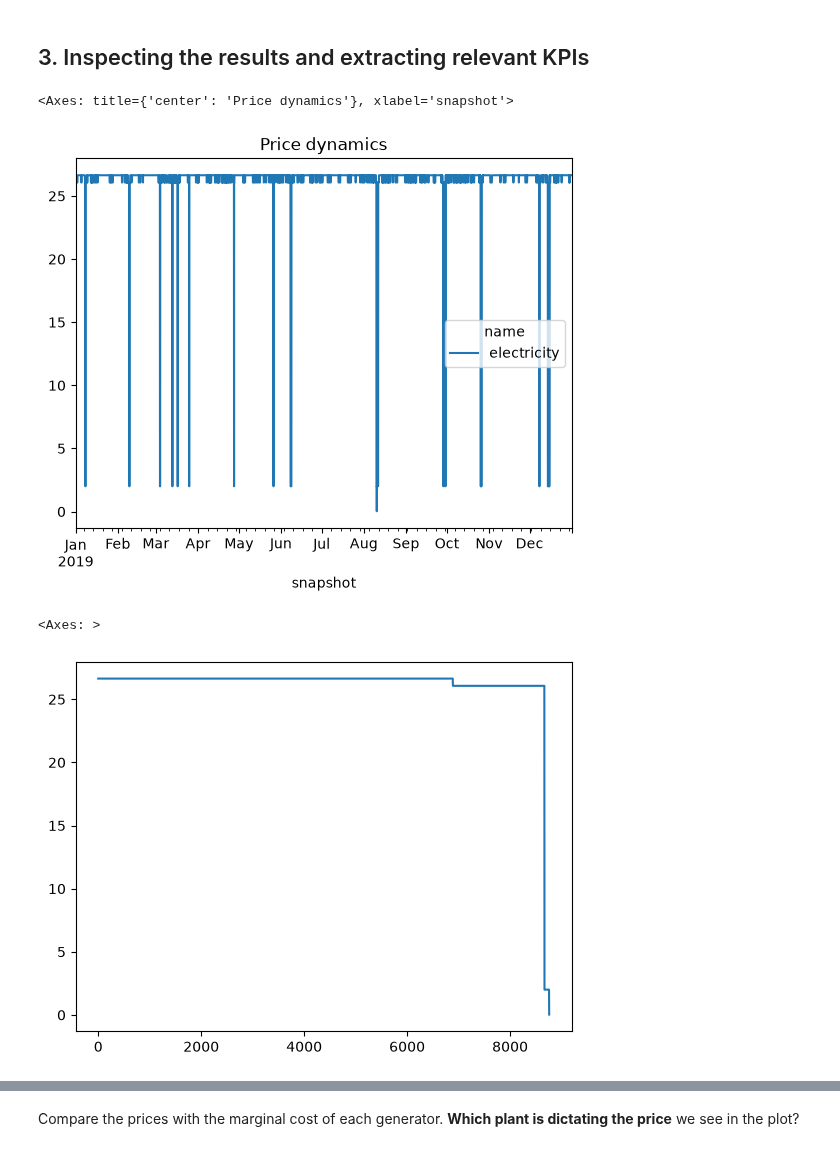
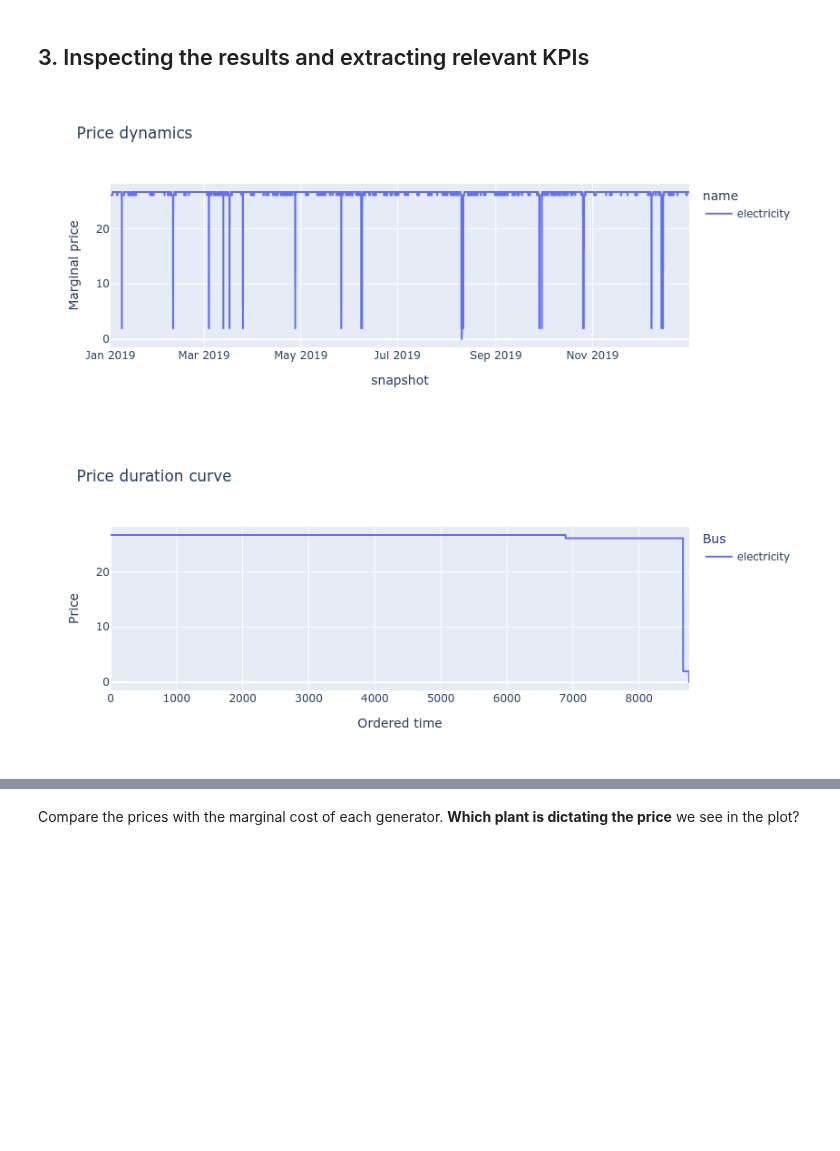
Before and after one commit to FLomb/electricity-market-scenarios-in-PyPSA, a Jupyter notebook: my_model/tutorial_1_create_national_model.ipynb, the cells around one changed output, grey strips where cells are left out. Cells and saved outputs as stored; diff of their text form; code cells hidden in the pictures; blank space fills up the shorter version.

```diff
--- a/my_model/tutorial_1_create_national_model.ipynb
+++ b/my_model/tutorial_1_create_national_model.ipynb
@@ -253,14 +254,33 @@ HiGHS run time      :          0.51
 n.statistics.energy_balance.iplot.area()
 # %%
 # Resulting electricity prices over time
-n.buses_t.marginal_price.loc['2019-01-01':'2019-12-31'].plot(title="Price dynamics")
+df = n.buses_t.marginal_price.loc['2019-01-01':'2019-12-31']
+
+fig = px.line(
+    df,
+    title="Price dynamics",
+    labels={
+        "index": "Time",
+        "value": "Marginal price",
+        "variable": "Bus"
+    }
+)
+fig.show()
 # %% [output]
-<Axes: title={'center': 'Price dynamics'}, xlabel='snapshot'>
-[figure, old version]
+[figure, new version]
 # %%
 # The same prices as above, but visualised as a 'duration curve'
 pdc = n.buses_t.marginal_price['electricity'].loc['2019-01-01':'2019-12-31'].sort_values(ascending=False).reset_index(drop=True)
-pdc.plot()
+
+fig = px.line(
+    pdc,
+    title="Price duration curve",
+    labels={
+        "index": "Ordered time",
+        "value": "Price",
+        "variable": "Bus"
+    }
+)
+fig.show()
 # %% [output]
-<Axes: >
-[figure, old version]
+[figure, new version]
```
Also changed, not shown: parts of 5 cells of this notebook, 7 other files.
